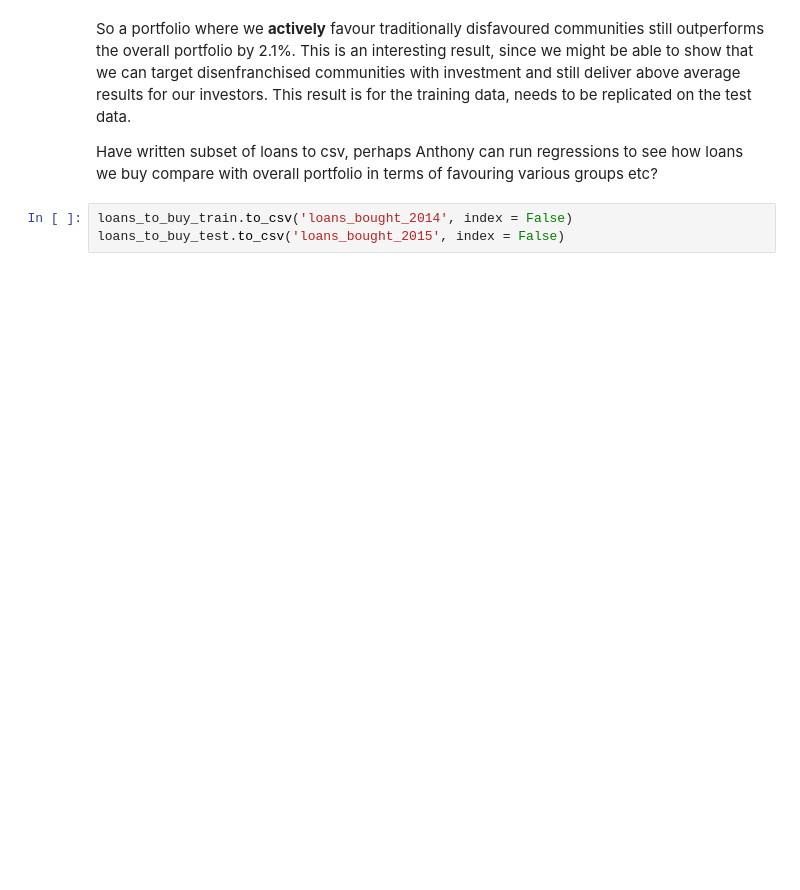
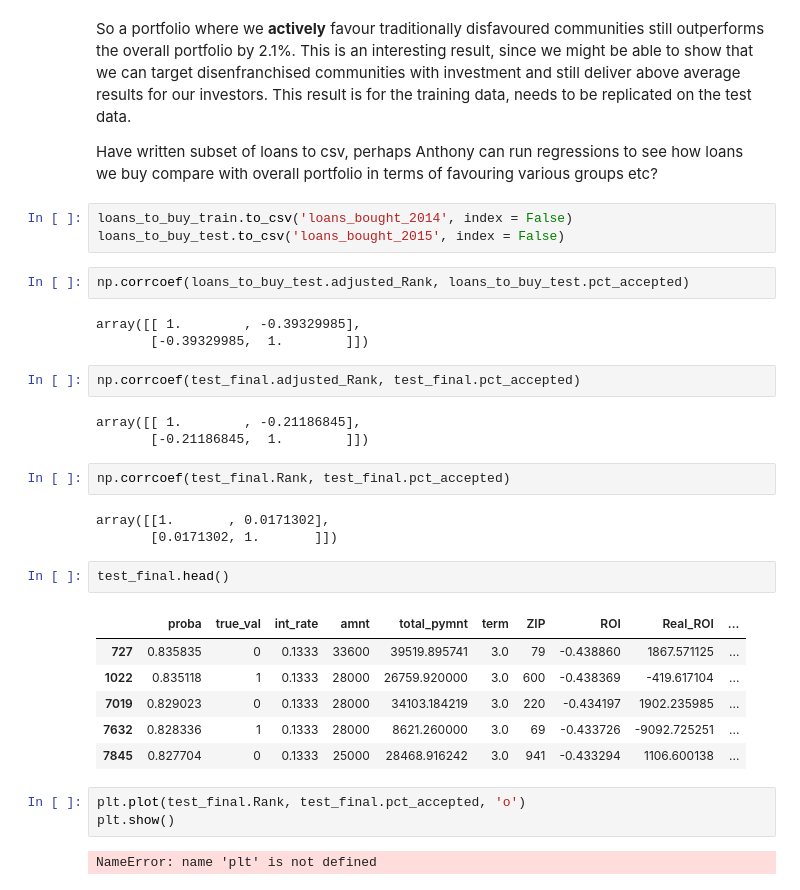
Before and after one commit to bhavenp/209A-FinalProject, a Jupyter notebook: hugo/Final_Fairness_Adjustment.ipynb, the cells around one changed output. Saved outputs shown, nothing was run; the diff lists cells and outputs as text; blank space fills up the shorter version.

```diff
--- a/hugo/Final_Fairness_Adjustment.ipynb
+++ b/hugo/Final_Fairness_Adjustment.ipynb
@@ -152,3 +169,32 @@ Have written subset of loans to csv, perhaps Anthony can run regressions to see
 # %%
 loans_to_buy_train.to_csv('loans_bought_2014', index = False)
 loans_to_buy_test.to_csv('loans_bought_2015', index = False)
+# %%
+np.corrcoef(loans_to_buy_test.adjusted_Rank, loans_to_buy_test.pct_accepted)
+# %% [output]
+array([[ 1.        , -0.39329985],
+       [-0.39329985,  1.        ]])
+# %%
+np.corrcoef(test_final.adjusted_Rank, test_final.pct_accepted)
+# %% [output]
+array([[ 1.        , -0.21186845],
+       [-0.21186845,  1.        ]])
+# %%
+np.corrcoef(test_final.Rank, test_final.pct_accepted)
+# %% [output]
+array([[1.       , 0.0171302],
+       [0.0171302, 1.       ]])
+# %%
+test_final.head()
+# %% [output]
+|  | proba | true_val | int_rate | amnt | total_pymnt | term | ZIP | ROI | Real_ROI | ... |
+| 727 | 0.835835 | 0 | 0.1333 | 33600 | 39519.895741 | 3.0 | 79 | -0.438860 | 1867.571125 | ... |
+| 1022 | 0.835118 | 1 | 0.1333 | 28000 | 26759.920000 | 3.0 | 600 | -0.438369 | -419.617104 | ... |
+| 7019 | 0.829023 | 0 | 0.1333 | 28000 | 34103.184219 | 3.0 | 220 | -0.434197 | 1902.235985 | ... |
+| 7632 | 0.828336 | 1 | 0.1333 | 28000 | 8621.260000 | 3.0 | 69 | -0.433726 | -9092.725251 | ... |
+| 7845 | 0.827704 | 0 | 0.1333 | 25000 | 28468.916242 | 3.0 | 941 | -0.433294 | 1106.600138 | ... |
+# %%
+plt.plot(test_final.Rank, test_final.pct_accepted, 'o')
+plt.show()
+# %% [output]
+NameError: name 'plt' is not defined
```
Also changed, not shown: parts of 10 cells of this notebook, 6 other files.
